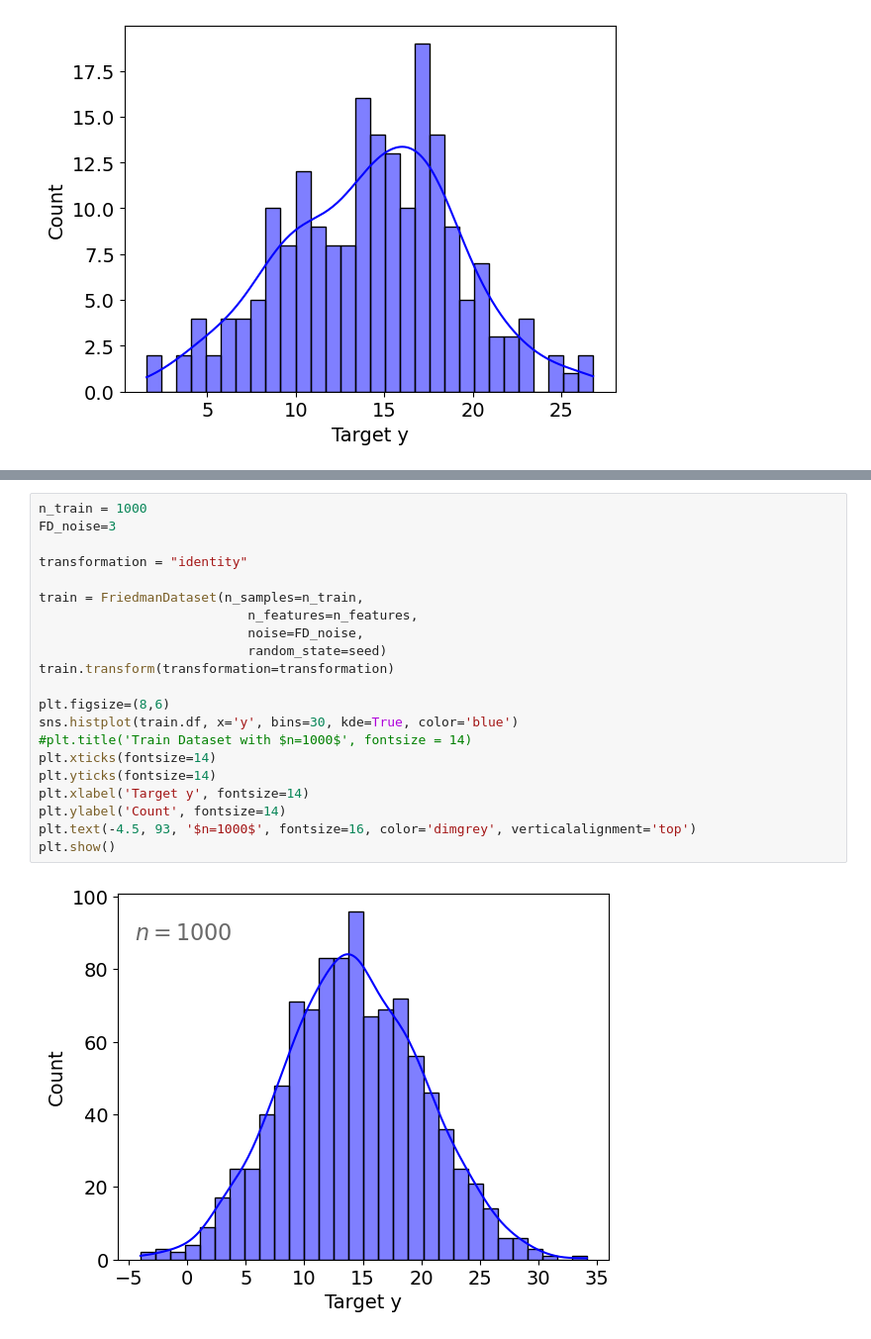
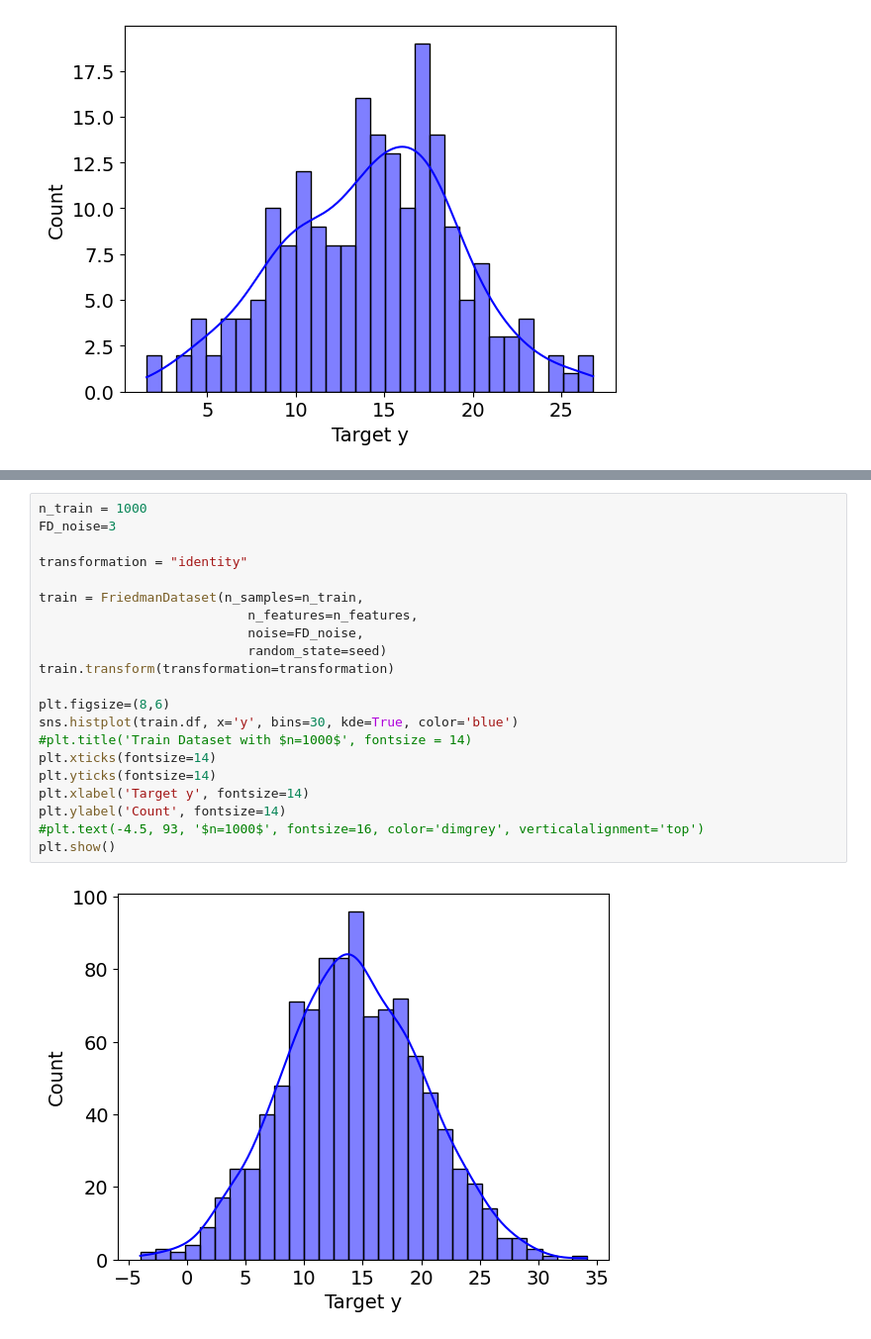
Before and after one commit to annegriddl/slds_stratification, a Jupyter notebook: Simulations/Final_Setup/Evaluation/01_Hyperparameters.ipynb, the cells around one changed output, grey strips where cells are left out. Shown: that part at 99% size. Saved outputs shown, nothing was run; the diff lists cells and outputs as text.

```diff
--- a/Simulations/Final_Setup/Evaluation/01_Hyperparameters.ipynb
+++ b/Simulations/Final_Setup/Evaluation/01_Hyperparameters.ipynb
@@ -850,23 +850,23 @@ plt.show()
 # %%
 n_train = 1000
 FD_noise=3
 
 transformation = "identity"
 
 train = FriedmanDataset(n_samples=n_train,
                            n_features=n_features,
                            noise=FD_noise,
                            random_state=seed)
 train.transform(transformation=transformation)
 
 plt.figsize=(8,6)
 sns.histplot(train.df, x='y', bins=30, kde=True, color='blue')
 #plt.title('Train Dataset with $n=1000$', fontsize = 14)
 plt.xticks(fontsize=14)
 plt.yticks(fontsize=14)
 plt.xlabel('Target y', fontsize=14)
 plt.ylabel('Count', fontsize=14)
-plt.text(-4.5, 93, '$n=1000$', fontsize=16, color='dimgrey', verticalalignment='top')
+#plt.text(-4.5, 93, '$n=1000$', fontsize=16, color='dimgrey', verticalalignment='top')
 plt.show()
 # %% [output]
-[figure, old version]
+[figure, new version]
```
Also changed, not shown: parts of 3 cells of this notebook.
